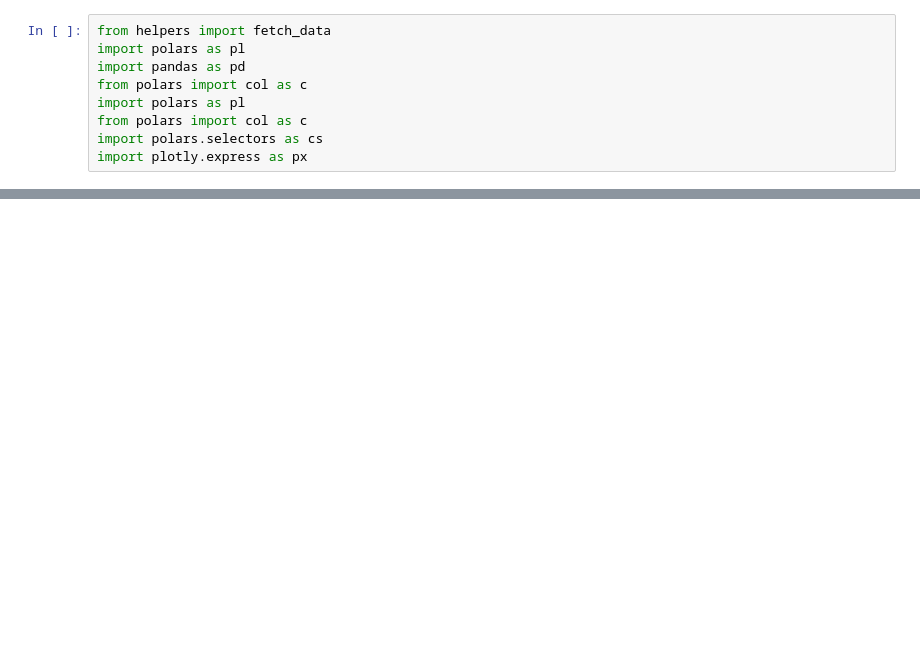
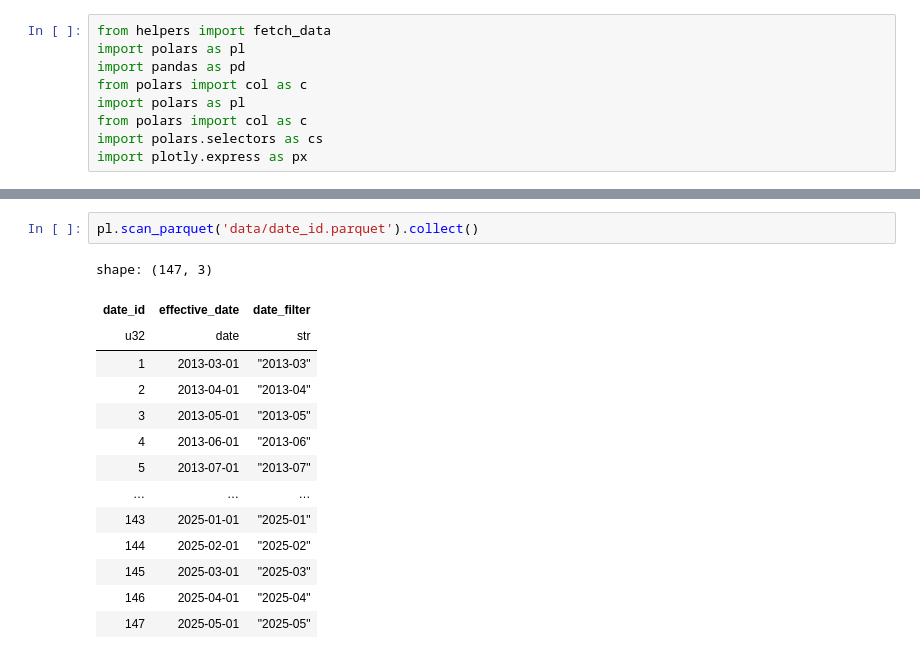
Before and after one commit to mwine81/PACKED_BUBBLE, a Jupyter notebook: main.ipynb, the cells around one changed output, grey strips where cells are left out. Drawn from its saved outputs; the diff is of its cells as text; blank space fills up the shorter version.

```diff
--- a/main.ipynb
+++ b/main.ipynb
@@ -110,0 +254,17 @@ scatter_plot(df)
+# %%
+pl.scan_parquet('data/date_id.parquet').collect()
+# %% [output]
+shape: (147, 3)
+| date_id | effective_date | date_filter |
+| u32 | date | str |
+| 1 | 2013-03-01 | "2013-03" |
+| 2 | 2013-04-01 | "2013-04" |
+| 3 | 2013-05-01 | "2013-05" |
+| 4 | 2013-06-01 | "2013-06" |
+| 5 | 2013-07-01 | "2013-07" |
+| … | … | … |
+| 143 | 2025-01-01 | "2025-01" |
+| 144 | 2025-02-01 | "2025-02" |
+| 145 | 2025-03-01 | "2025-03" |
+| 146 | 2025-04-01 | "2025-04" |
+| 147 | 2025-05-01 | "2025-05" |
```
Also changed, not shown: parts of 3 cells of this notebook, 4 other files.
